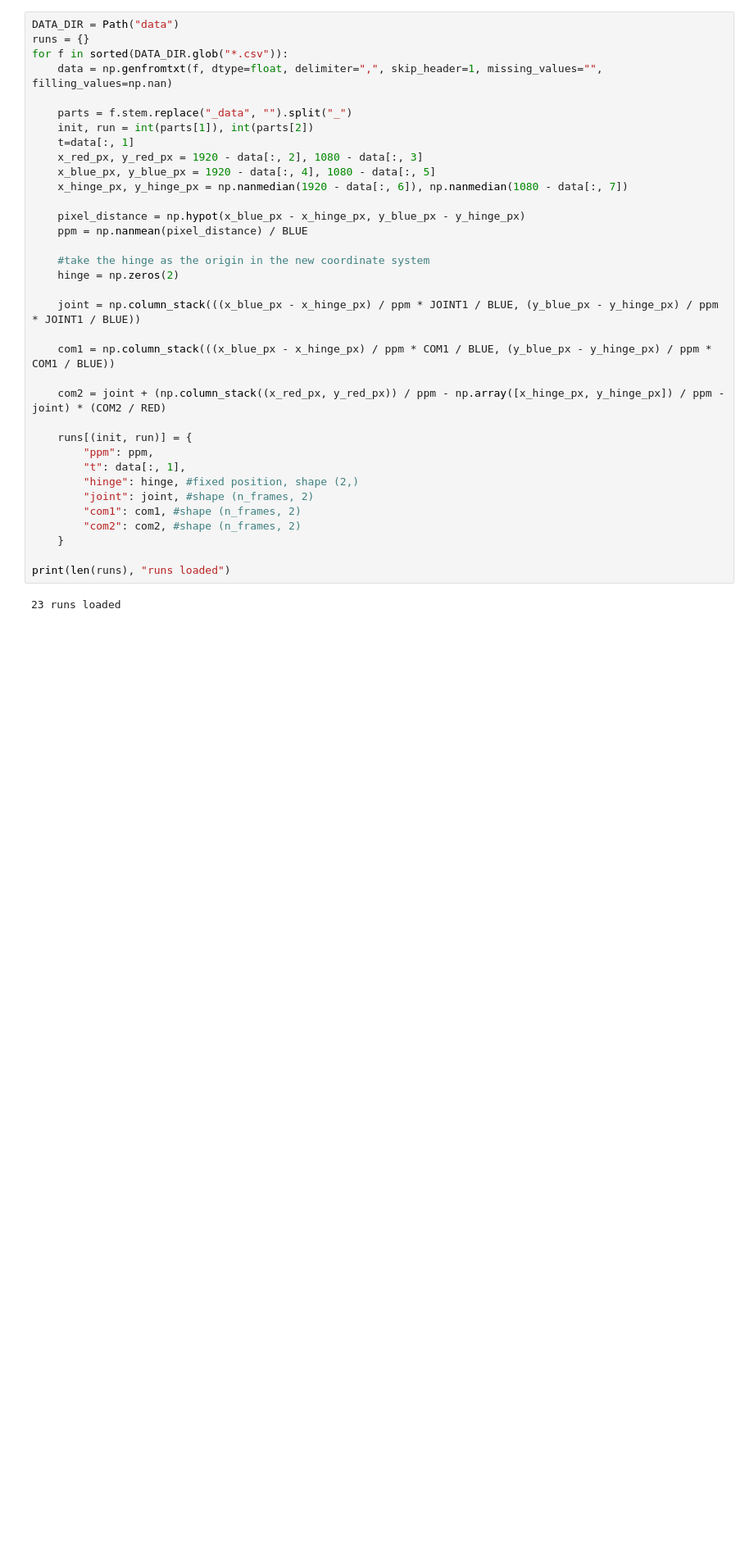
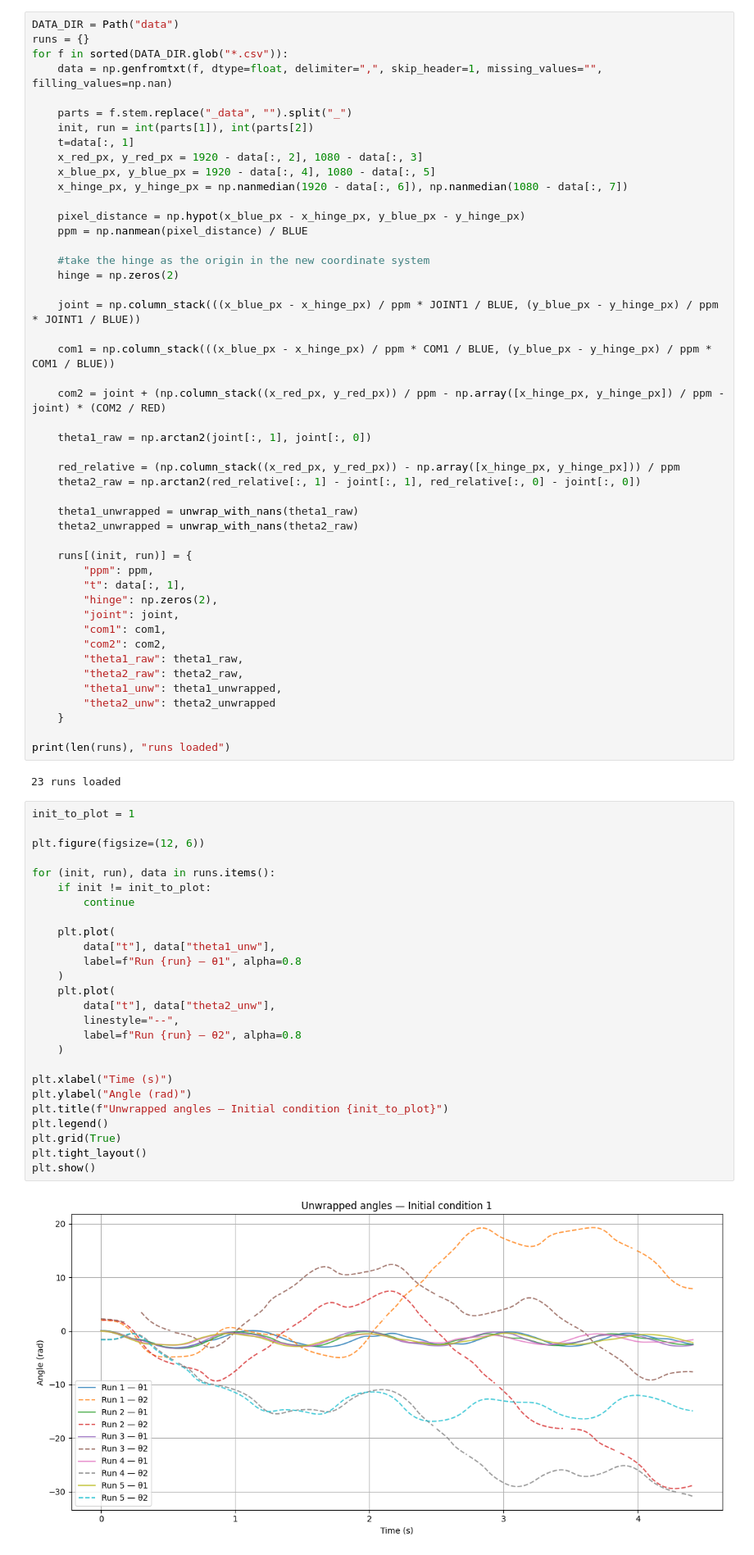
Before and after one commit to Spaantje5/Double-Pendulum-Experiment, a Jupyter notebook: real/data_processing.ipynb, the cells around one changed output. Shown at 82% size. Saved outputs shown, nothing was run; the diff lists cells and outputs as text; blank space fills up the shorter version.

Commit message:
processing, added angles, unwrapped and difference

```diff
--- a/real/data_processing.ipynb
+++ b/real/data_processing.ipynb
@@ -83,15 +107,55 @@ for f in sorted(DATA_DIR.glob("*.csv")):
 
     com2 = joint + (np.column_stack((x_red_px, y_red_px)) / ppm - np.array([x_hinge_px, y_hinge_px]) / ppm - joint) * (COM2 / RED)
 
+    theta1_raw = np.arctan2(joint[:, 1], joint[:, 0])
+
+    red_relative = (np.column_stack((x_red_px, y_red_px)) - np.array([x_hinge_px, y_hinge_px])) / ppm
+    theta2_raw = np.arctan2(red_relative[:, 1] - joint[:, 1], red_relative[:, 0] - joint[:, 0])
+
+    theta1_unwrapped = unwrap_with_nans(theta1_raw)
+    theta2_unwrapped = unwrap_with_nans(theta2_raw)
+
     runs[(init, run)] = {
         "ppm": ppm,
         "t": data[:, 1],
-        "hinge": hinge, #fixed position, shape (2,)
-        "joint": joint, #shape (n_frames, 2)
-        "com1": com1, #shape (n_frames, 2)
-        "com2": com2, #shape (n_frames, 2)
+        "hinge": np.zeros(2),
+        "joint": joint,
+        "com1": com1,
+        "com2": com2,
+        "theta1_raw": theta1_raw,
+        "theta2_raw": theta2_raw,
+        "theta1_unw": theta1_unwrapped,
+        "theta2_unw": theta2_unwrapped
     }
 
 print(len(runs), "runs loaded")
 # %% [output]
 23 runs loaded
+# %%
+init_to_plot = 1
+
+plt.figure(figsize=(12, 6))
+
+for (init, run), data in runs.items():
+    if init != init_to_plot:
+        continue
+
+    plt.plot(
+        data["t"], data["theta1_unw"],
+        label=f"Run {run} — θ1", alpha=0.8
+    )
+    plt.plot(
+        data["t"], data["theta2_unw"],
+        linestyle="--",
+        label=f"Run {run} — θ2", alpha=0.8
+    )
+
+plt.xlabel("Time (s)")
+plt.ylabel("Angle (rad)")
+plt.title(f"Unwrapped angles — Initial condition {init_to_plot}")
+plt.legend()
+plt.grid(True)
+plt.tight_layout()
+plt.show()
+# %% [output]
+[figure, added]
```
Also changed, not shown: parts of 10 cells of this notebook.
